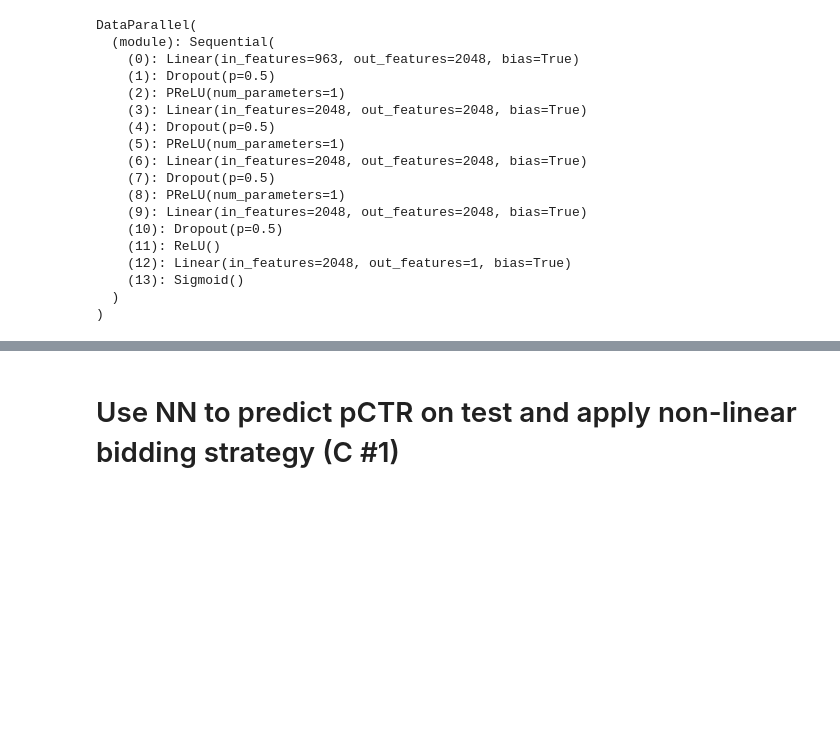
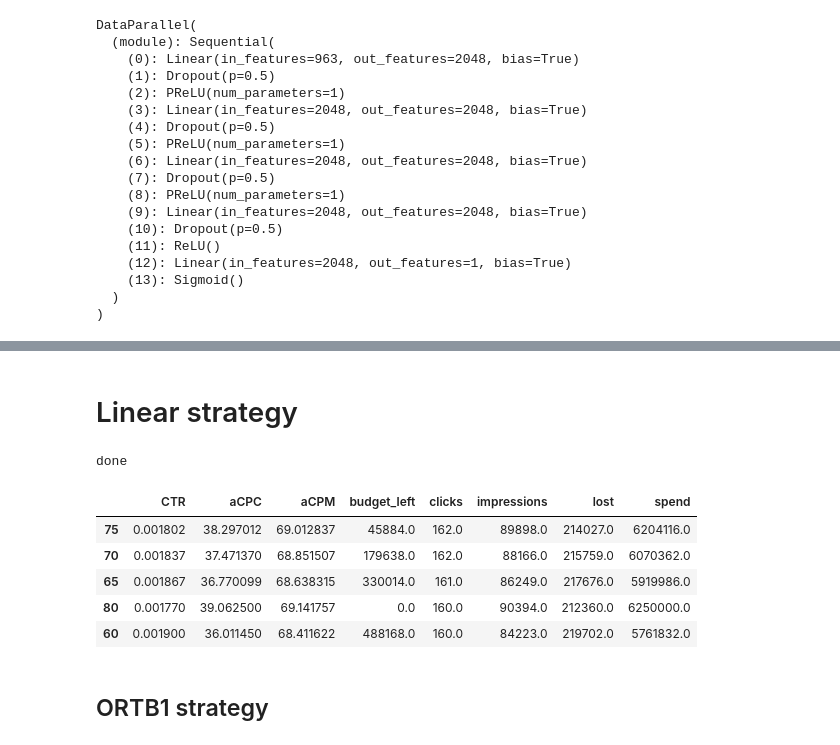
Before and after one commit to FaizalNafis/maai_bid_strategy, a Jupyter notebook: Q4-NN.ipynb, the cells around one changed output, grey strips where cells are left out. Drawn from its saved outputs; the diff is of its cells as text; code cells hidden in the pictures; blank space fills up the shorter version.

Commit message:
Update calcualtions to be in line with the other notebooks by using the custom models

```diff
--- a/Q4-NN.ipynb
+++ b/Q4-NN.ipynb
@@ -115,11 +125,11 @@ np.random.seed(seed)
 torch.manual_seed(seed)
 
 # set number of nodes per hidden layer
-hidden_layer_1 = 2**10
-hidden_layer_2 = 2**10
+hidden_layer_1 = 2**12
+hidden_layer_2 = 2**11
 hidden_layer_3 = 2**10
-hidden_layer_4 = 2**10
-hidden_layer_5 = 2**10
+hidden_layer_4 = 2**9
+hidden_layer_5 = 2**8
 output_layer = 1
 
 # add linear layers and init weight function
@@ -175,8 +185,7 @@ criterion = nn.BCELoss()
 optimizer = torch.optim.Adam(model.parameters(), lr=0.001)
 
 # Decay LR by a factor of 0.1 every step_size
-exp_lr_scheduler = lr_scheduler.StepLR(optimizer, step_size=20, gamma=0.1)
-
+exp_lr_scheduler = lr_scheduler.StepLR(optimizer, step_size=100, gamma=0.1)
 
 # Utilise GPU when avalible
 device = torch.device("cuda:0" if torch.cuda.is_available() else "cpu")
@@ -449,13 +456,8 @@ chunk 0
 # load the best NN
 file = 'nmodel_roc_0.856_balanced_acc_0.000_model_loss_0.017.pt'
 
-if colab_env:
-    PATH = '/content/gdrive/My Drive/Colab Notebooks/' + file
-    model = torch.load(PATH)
-else:
-    PATH = '/Users/davidvanrooij/Google Drive/Colab Notebooks/' + file
-    print(PATH)
-    model = torch.load(PATH, map_location='cpu')
+PATH = '/content/gdrive/My Drive/Colab Notebooks/' + file
+model = torch.load(PATH)
 
 model.eval()
 print(model)
@@ -936,2 +503,36 @@ print(statistics)
-# %% [markdown]
-# Use NN to predict pCTR on test and apply non-linear bidding strategy (C #1)
+# %%
+environment = BiddingEnvironment(validation)
+# %% [markdown]
+# Linear strategy
+# %%
+no_click, click = np.bincount(validation['click'])
+avgCTR = click / (no_click + click)
+
+bid_range = np.arange(10, 100, 5)
+
+results_linear = {}
+
+# find optimal base_bid
+for const in tqdm(bid_range):
+
+    agent = BiddingAgent(6250*1000, environment)
+    bids = BidStrategy.linear_bidding(pCTR, avgCTR, const)
+
+    agent.simulate(bids)
+    results_linear[const] = agent.statistics()
+
+results_linear = pd.DataFrame(results_linear).T
+print('done')
+# %% [output]
+done
+# %%
+results_linear.sort_values('clicks', ascending=False).head(5)
+# %% [output]
+|  | CTR | aCPC | aCPM | budget_left | clicks | impressions | lost | spend |
+| 75 | 0.001802 | 38.297012 | 69.012837 | 45884.0 | 162.0 | 89898.0 | 214027.0 | 6204116.0 |
+| 70 | 0.001837 | 37.471370 | 68.851507 | 179638.0 | 162.0 | 88166.0 | 215759.0 | 6070362.0 |
+| 65 | 0.001867 | 36.770099 | 68.638315 | 330014.0 | 161.0 | 86249.0 | 217676.0 | 5919986.0 |
+| 80 | 0.001770 | 39.062500 | 69.141757 | 0.0 | 160.0 | 90394.0 | 212360.0 | 6250000.0 |
+| 60 | 0.001900 | 36.011450 | 68.411622 | 488168.0 | 160.0 | 84223.0 | 219702.0 | 5761832.0 |
+# %% [markdown]
+## ORTB1 strategy
```
Also changed, not shown: parts of 46 cells of this notebook.
